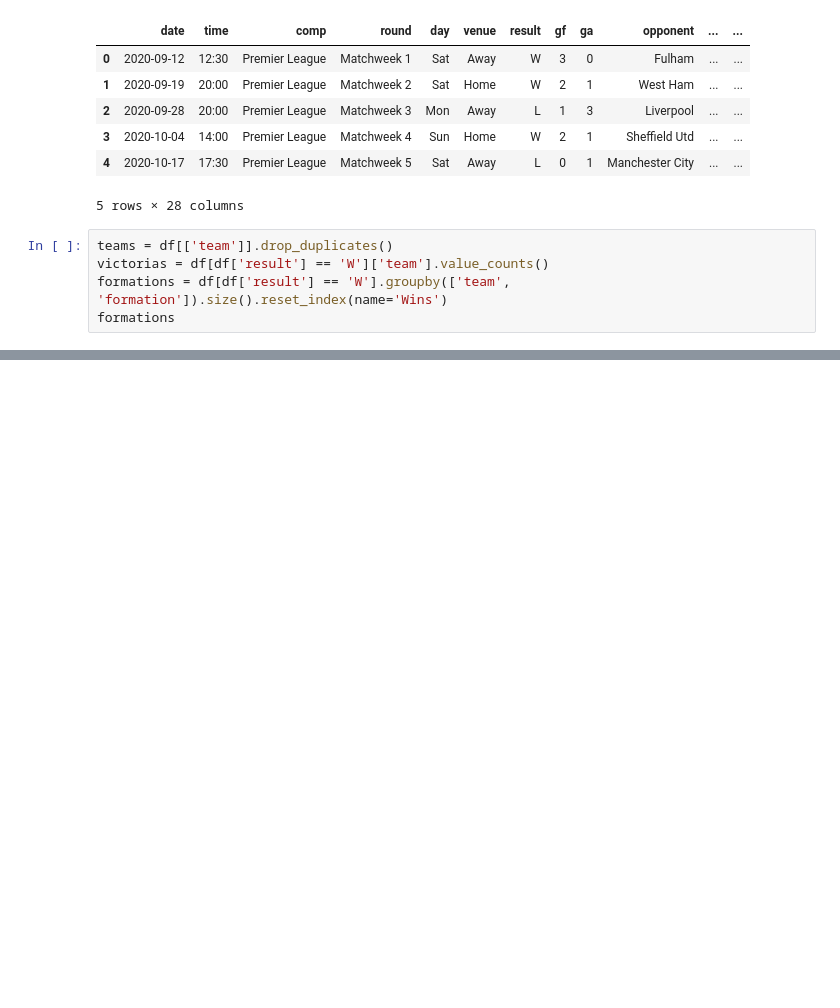
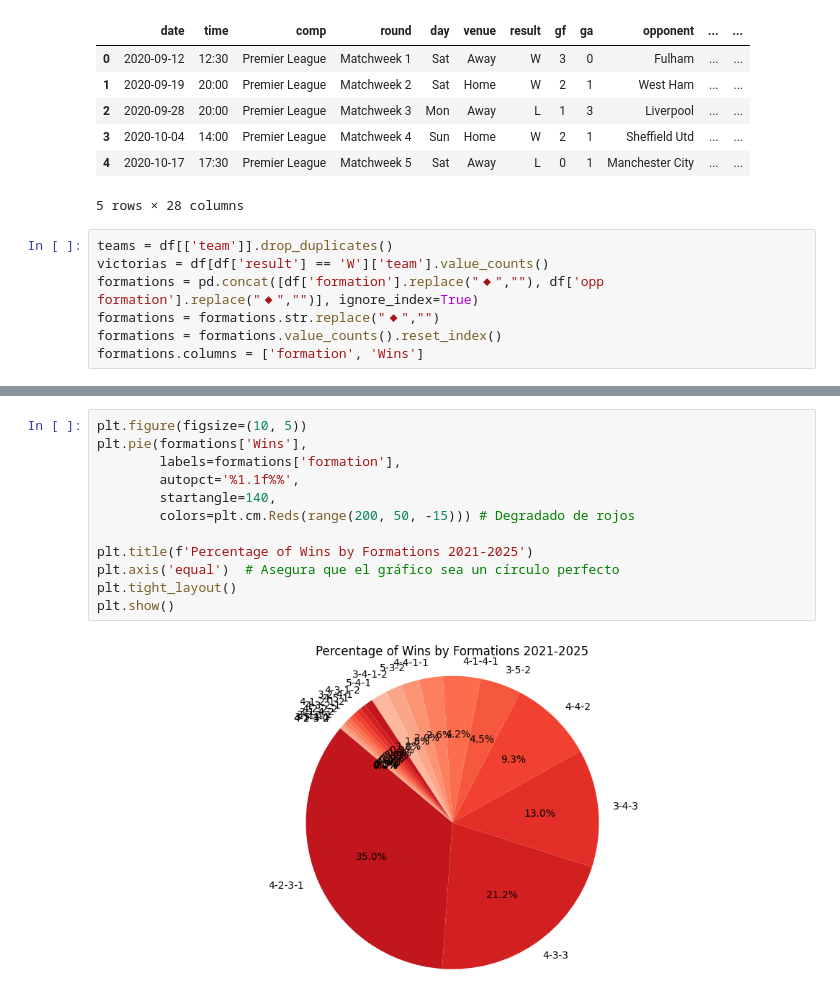
Before and after one commit to jp0617/analisis, a Jupyter notebook: AnaliticaDatosPremier.ipynb, the cells around one changed output, grey strips where cells are left out. Drawn from its saved outputs; the diff is of its cells as text; blank space fills up the shorter version.

```diff
--- a/AnaliticaDatosPremier.ipynb
+++ b/AnaliticaDatosPremier.ipynb
@@ -15,5 +16,7 @@ df.head()
 # %%
 teams = df[['team']].drop_duplicates()
 victorias = df[df['result'] == 'W']['team'].value_counts()
-formations = df[df['result'] == 'W'].groupby(['team', 'formation']).size().reset_index(name='Wins')
-formations
+formations = pd.concat([df['formation'].replace("◆",""), df['opp formation'].replace("◆","")], ignore_index=True)
+formations = formations.str.replace("◆","")
+formations = formations.value_counts().reset_index()
+formations.columns = ['formation', 'Wins']
@@ -72,0 +66,14 @@ ValueError: 2
+# %%
+plt.figure(figsize=(10, 5))
+plt.pie(formations['Wins'],
+        labels=formations['formation'],
+        autopct='%1.1f%%',
+        startangle=140,
+        colors=plt.cm.Reds(range(200, 50, -15))) # Degradado de rojos
+
+plt.title(f'Percentage of Wins by Formations 2021-2025')
+plt.axis('equal')  # Asegura que el gráfico sea un círculo perfecto
+plt.tight_layout()
+plt.show()
+# %% [output]
+[figure, added]
```
Also changed, not shown: parts of 4 cells of this notebook, 5 other files.
